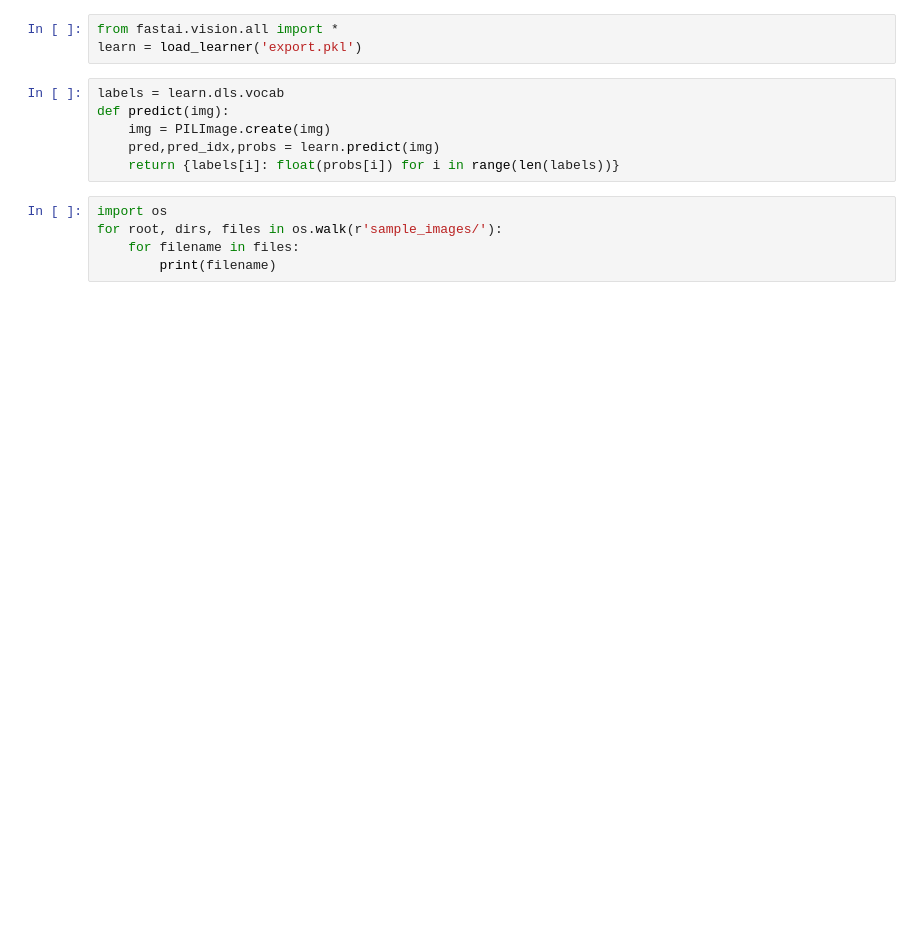
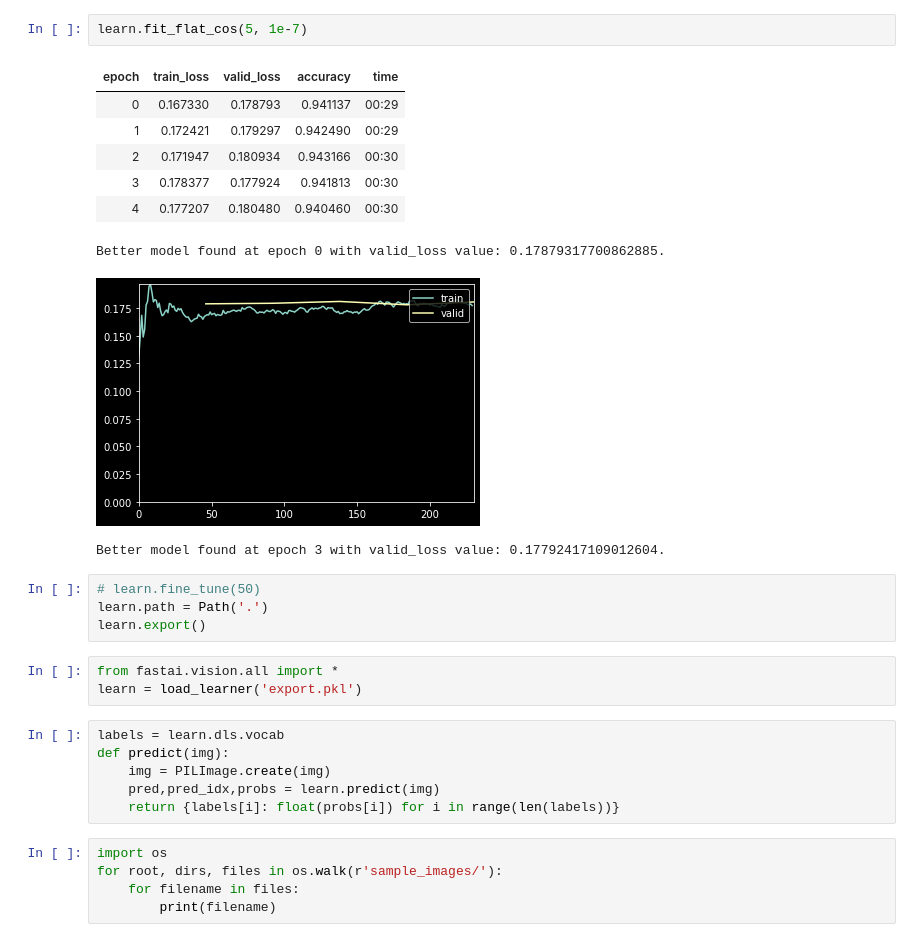
Before and after one commit to dnth/webdemo-pets-classifier, a Jupyter notebook: train.ipynb, the cells around one changed output. Drawn from its saved outputs; the diff is of its cells as text; blank space fills up the shorter version.

```diff
--- a/train.ipynb
+++ b/train.ipynb
@@ -9,3 +43,19 @@ learn.export()
+# %%
+learn.fit_flat_cos(5, 1e-7)
+# %% [output]
+| epoch | train_loss | valid_loss | accuracy | time |
+| 0 | 0.167330 | 0.178793 | 0.941137 | 00:29 |
+| 1 | 0.172421 | 0.179297 | 0.942490 | 00:29 |
+| 2 | 0.171947 | 0.180934 | 0.943166 | 00:30 |
+| 3 | 0.178377 | 0.177924 | 0.941813 | 00:30 |
+| 4 | 0.177207 | 0.180480 | 0.940460 | 00:30 |
+Better model found at epoch 0 with valid_loss value: 0.17879317700862885.
+[figure, added]
+Better model found at epoch 3 with valid_loss value: 0.17792417109012604.
+# %%
+# learn.fine_tune(50)
+learn.path = Path('.')
+learn.export()
 # %%
 from fastai.vision.all import *
 learn = load_learner('export.pkl')
```
Also changed, not shown: parts of 7 cells of this notebook, 2 other files.
